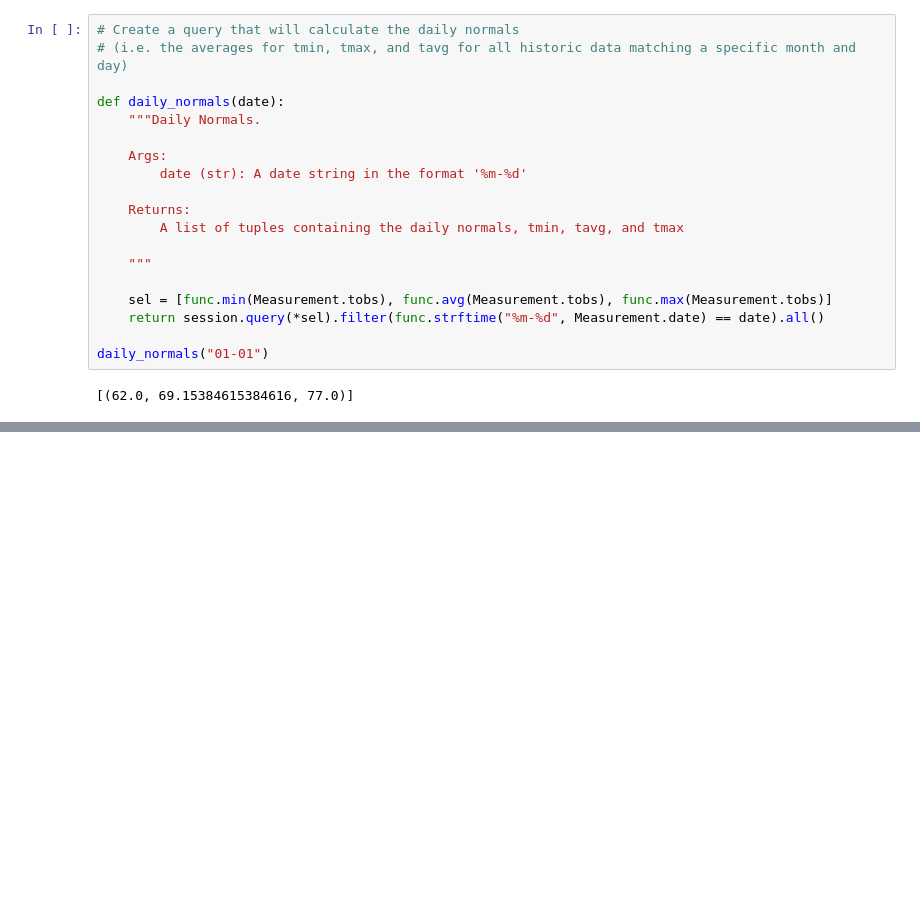
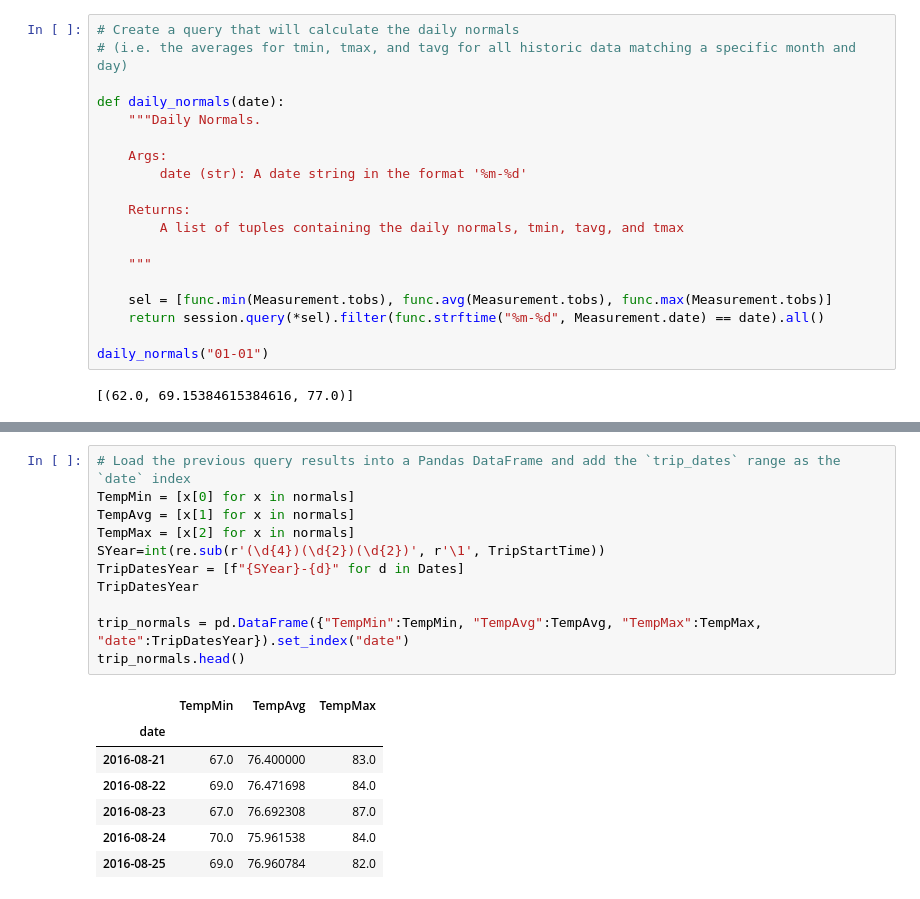
Before and after one commit to ishanku/sqlalchemy-challenge, a Jupyter notebook: climate_starter.ipynb, the cells around one changed output, grey strips where cells are left out. Cells and saved outputs as stored; diff of their text form; blank space fills up the shorter version.

```diff
--- a/climate_starter.ipynb
+++ b/climate_starter.ipynb
@@ -372,0 +371,19 @@ daily_normals("01-01")
+# %%
+# Load the previous query results into a Pandas DataFrame and add the `trip_dates` range as the `date` index
+TempMin = [x[0] for x in normals]
+TempAvg = [x[1] for x in normals]
+TempMax = [x[2] for x in normals]
+SYear=int(re.sub(r'(\d{4})(\d{2})(\d{2})', r'\1', TripStartTime))
+TripDatesYear = [f"{SYear}-{d}" for d in Dates]
+TripDatesYear
+
+trip_normals = pd.DataFrame({"TempMin":TempMin, "TempAvg":TempAvg, "TempMax":TempMax, "date":TripDatesYear}).set_index("date")
+trip_normals.head()
+# %% [output]
+|  | TempMin | TempAvg | TempMax |
+| date |  |  |  |
+| 2016-08-21 | 67.0 | 76.400000 | 83.0 |
+| 2016-08-22 | 69.0 | 76.471698 | 84.0 |
+| 2016-08-23 | 67.0 | 76.692308 | 87.0 |
+| 2016-08-24 | 70.0 | 75.961538 | 84.0 |
+| 2016-08-25 | 69.0 | 76.960784 | 82.0 |
```
Also changed, not shown: parts of 5 cells of this notebook.
